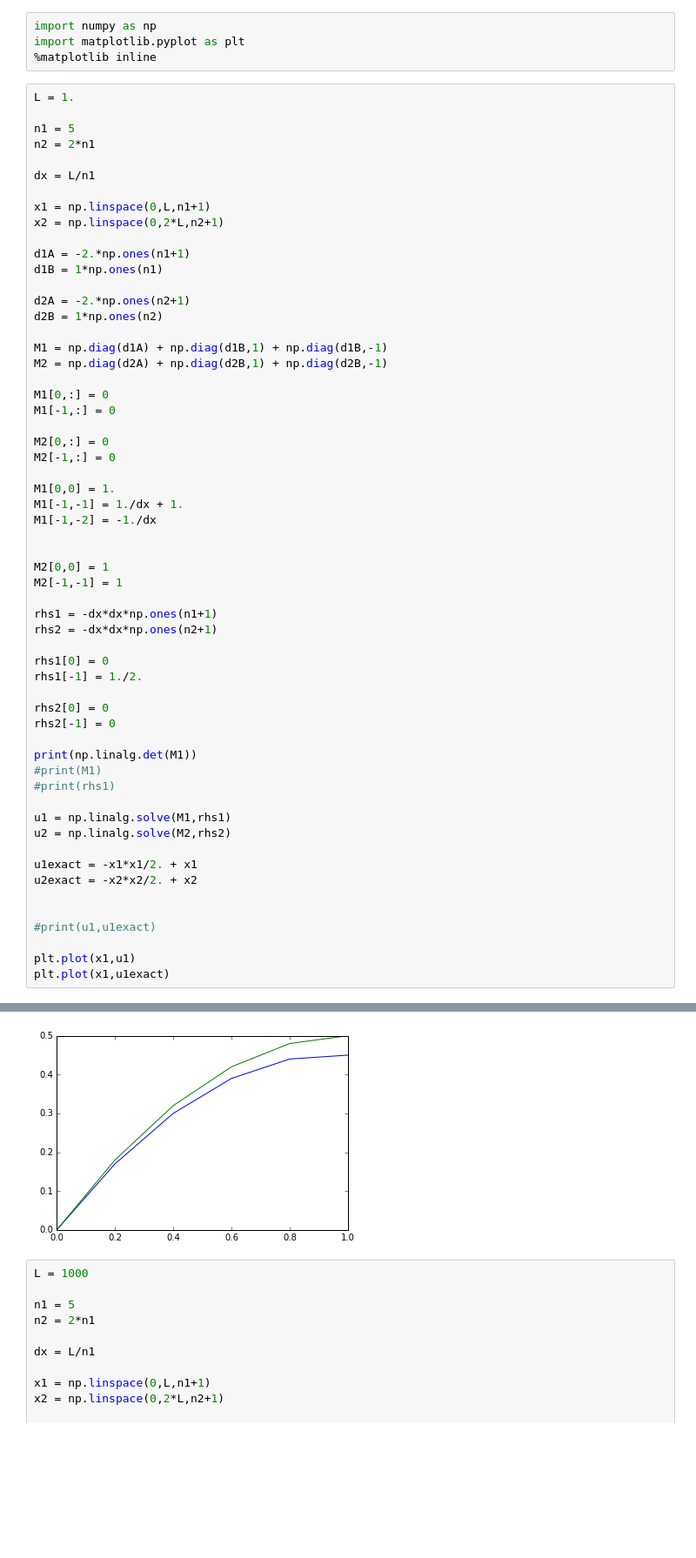
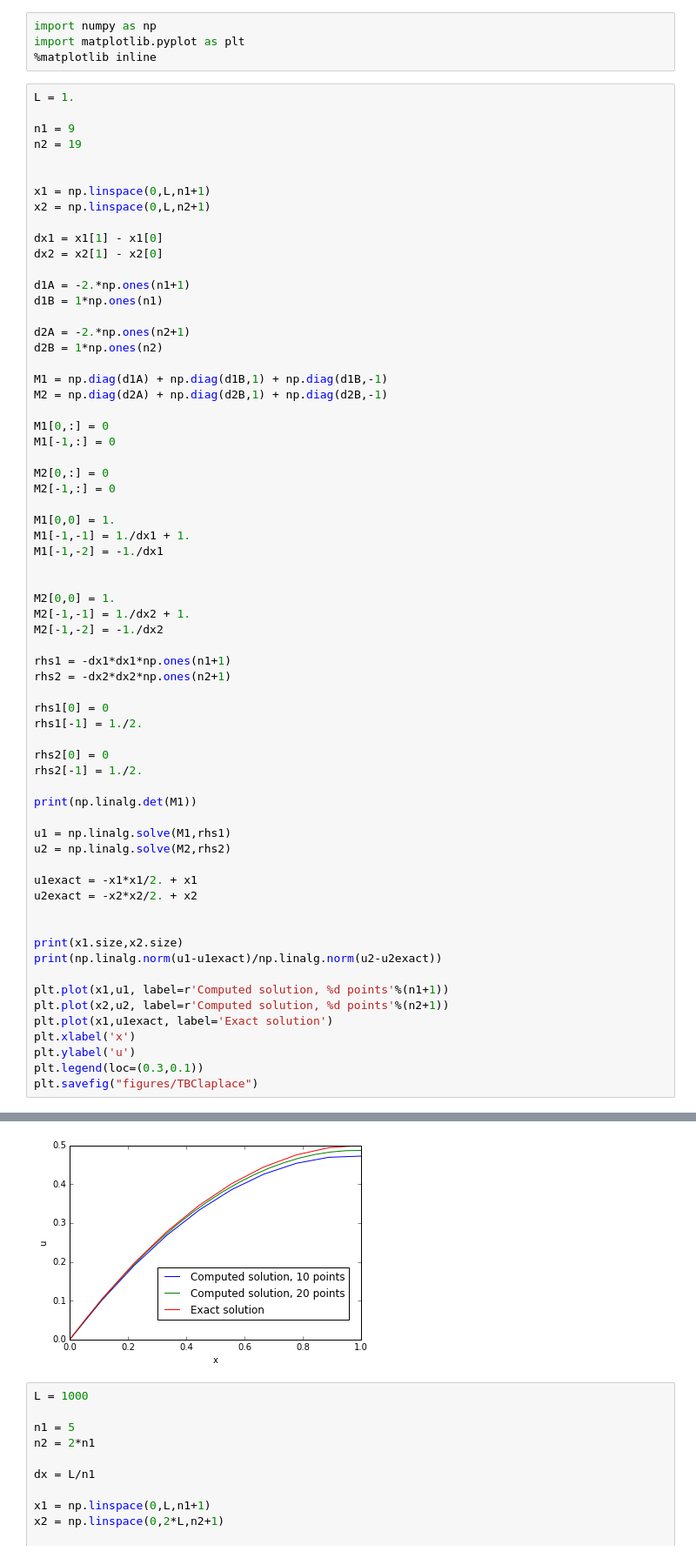
Before and after one commit to joaocaldass/inriamericwaves, a Jupyter notebook: Simulations/TBC_laplace.ipynb, the cells around one changed output, grey strips where cells are left out. Shown at 87% size. Saved outputs shown, nothing was run; the diff lists cells and outputs as text; blank space fills up the shorter version.

Commit message:
Some corrections : figure scales and captions

```diff
--- a/Simulations/TBC_laplace.ipynb
+++ b/Simulations/TBC_laplace.ipynb
@@ -60,13 +60,15 @@ import matplotlib.pyplot as plt
 # %%
 L = 1.
 
-n1 = 5
-n2 = 2*n1
+n1 = 9
+n2 = 19
 
-dx = L/n1
 
 x1 = np.linspace(0,L,n1+1)
-x2 = np.linspace(0,2*L,n2+1)
+x2 = np.linspace(0,L,n2+1)
+
+dx1 = x1[1] - x1[0]
+dx2 = x2[1] - x2[0]
 
 d1A = -2.*np.ones(n1+1)
 d1B = 1*np.ones(n1)
@@ -84,25 +86,24 @@ M2[0,:] = 0
 M2[-1,:] = 0
 
 M1[0,0] = 1.
-M1[-1,-1] = 1./dx + 1.
-M1[-1,-2] = -1./dx
+M1[-1,-1] = 1./dx1 + 1.
+M1[-1,-2] = -1./dx1
 
 
-M2[0,0] = 1
-M2[-1,-1] = 1
+M2[0,0] = 1.
+M2[-1,-1] = 1./dx2 + 1.
+M2[-1,-2] = -1./dx2
 
-rhs1 = -dx*dx*np.ones(n1+1)
-rhs2 = -dx*dx*np.ones(n2+1)
+rhs1 = -dx1*dx1*np.ones(n1+1)
+rhs2 = -dx2*dx2*np.ones(n2+1)
 
 rhs1[0] = 0
 rhs1[-1] = 1./2.
 
 rhs2[0] = 0
-rhs2[-1] = 0
+rhs2[-1] = 1./2.
 
 print(np.linalg.det(M1))
-#print(M1)
-#print(rhs1)
 
 u1 = np.linalg.solve(M1,rhs1)
 u2 = np.linalg.solve(M2,rhs2)
@@ -111,8 +112,14 @@ u1exact = -x1*x1/2. + x1
 u2exact = -x2*x2/2. + x2
 
 
-#print(u1,u1exact)
+print(x1.size,x2.size)
+print(np.linalg.norm(u1-u1exact)/np.linalg.norm(u2-u2exact))
 
-plt.plot(x1,u1)
-plt.plot(x1,u1exact)
+plt.plot(x1,u1, label=r'Computed solution, %d points'%(n1+1))
+plt.plot(x2,u2, label=r'Computed solution, %d points'%(n2+1))
+plt.plot(x1,u1exact, label='Exact solution')
+plt.xlabel('x')
+plt.ylabel('u')
+plt.legend(loc=(0.3,0.1))
+plt.savefig("figures/TBClaplace")
 # %% [output]
@@ -121,4 +129,4 @@ plt.plot(x1,u1exact)
-[figure, old version]
+[figure, new version]
 # %%
 L = 1000
 
```
Also changed, not shown: parts of 1 cell of this notebook, 31 other files.
